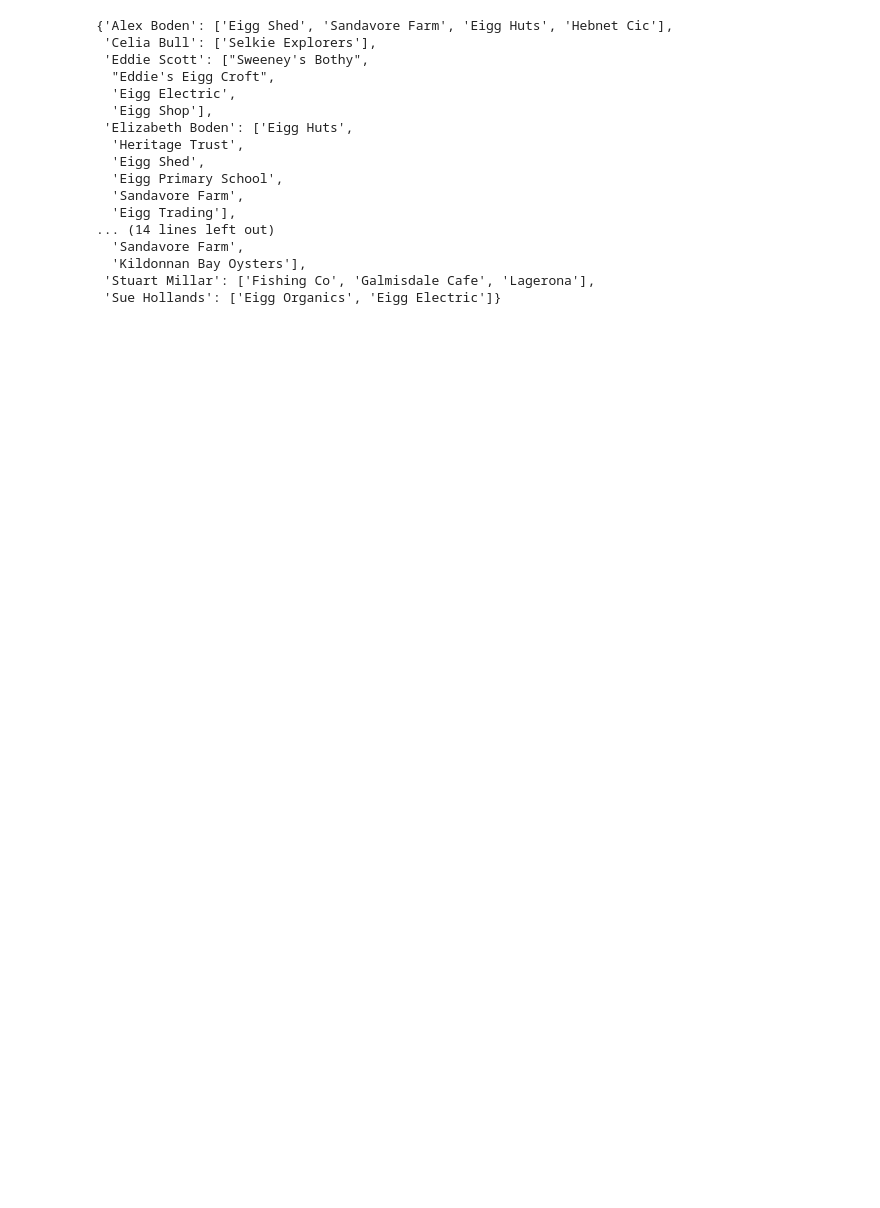
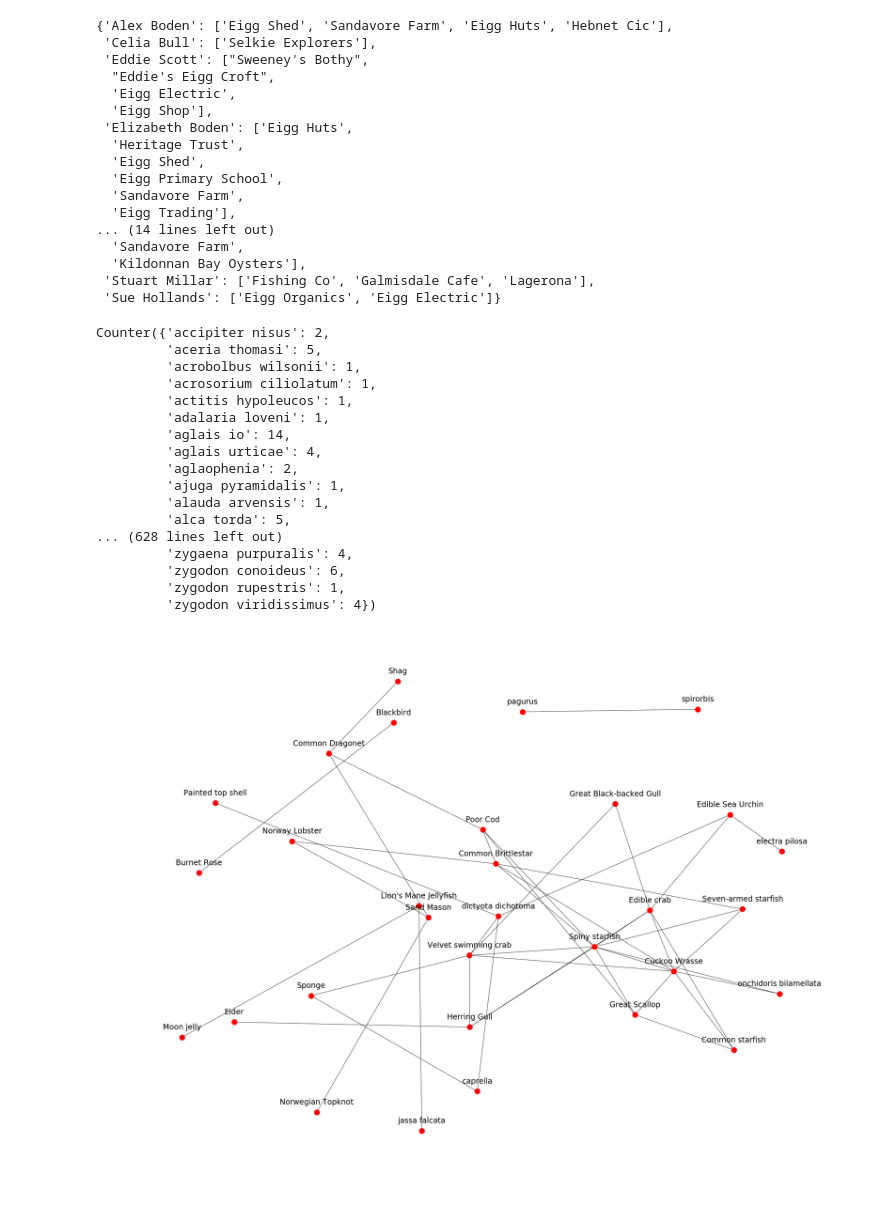
Before and after one commit to Daniel-Davies/DissertationCode, a Jupyter notebook: Eigg/MetaNetAnalysis/Untitled.ipynb, the cells around one changed output. Cells and saved outputs as stored; diff of their text form; code cells hidden in the pictures; blank space fills up the shorter version.

Commit message:
changed meta net concept- eco data will now be automated, not manually entered

```diff
--- a/Eigg/MetaNetAnalysis/Untitled.ipynb
+++ b/Eigg/MetaNetAnalysis/Untitled.ipynb
@@ -78,11 +113,38 @@ def getSpecificDependanciesFromEnv():
 # %%
 G,mapping = graphFoodWeb(dateRange=(2014,2021))
 pos=nx.spring_layout(G,k=1)
 nx.draw(G,pos)
 for label in pos:
     x,y = pos[label]
     plt.text(x,y+0.035,s=mapping[label],horizontalalignment='center',fontsize=24)
 
-saveGraphToFile(G,'animals.txt')
-labelsInOrder = list(G.nodes())
-np.savetxt('animalsForFun.txt', labelsInOrder, '%s')
+
+dta = validatedEiggData()
+dta = dta[dta['Start date year'] >= 2014]
+dta = Counter(dta['Scientific name'])
+dta
+
+# saveGraphToFile(G,'animals.txt')
+# labelsInOrder = list(G.nodes())
+# np.savetxt('animalsForFun.txt', labelsInOrder, '%s')
+
+## supplement them here with all of the nodes (involving isolates that arent constructed by routine)
+# %% [output]
+Counter({'accipiter nisus': 2,
+         'aceria thomasi': 5,
+         'acrobolbus wilsonii': 1,
+         'acrosorium ciliolatum': 1,
+         'actitis hypoleucos': 1,
+         'adalaria loveni': 1,
+         'aglais io': 14,
+         'aglais urticae': 4,
+         'aglaophenia': 2,
+         'ajuga pyramidalis': 1,
+         'alauda arvensis': 1,
+         'alca torda': 5,
+... (628 lines left out)
+         'zygaena purpuralis': 4,
+         'zygodon conoideus': 6,
+         'zygodon rupestris': 1,
+         'zygodon viridissimus': 4})
+[figure, added]
```
Also changed, not shown: parts of 2 cells of this notebook.
